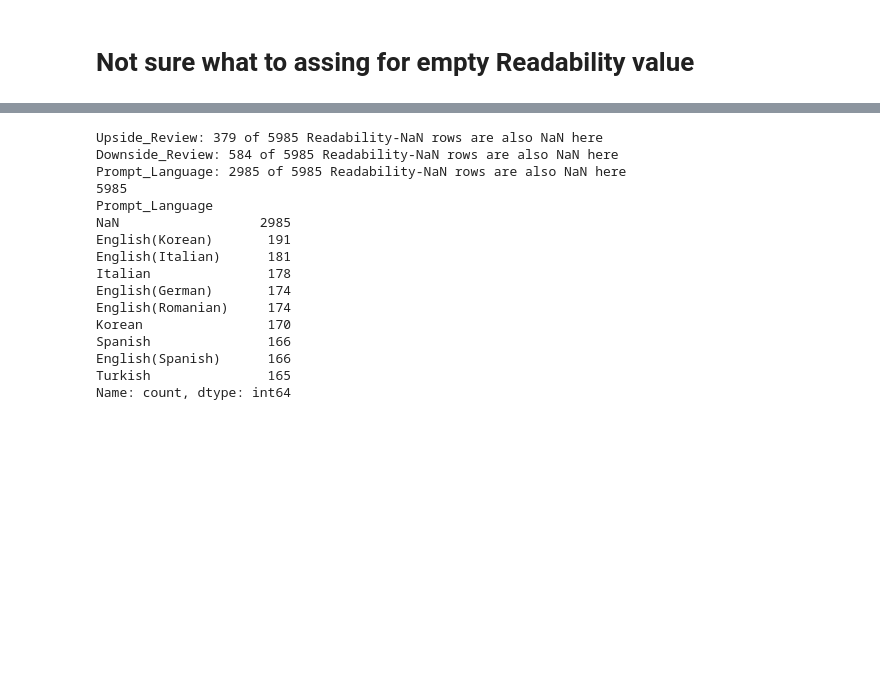
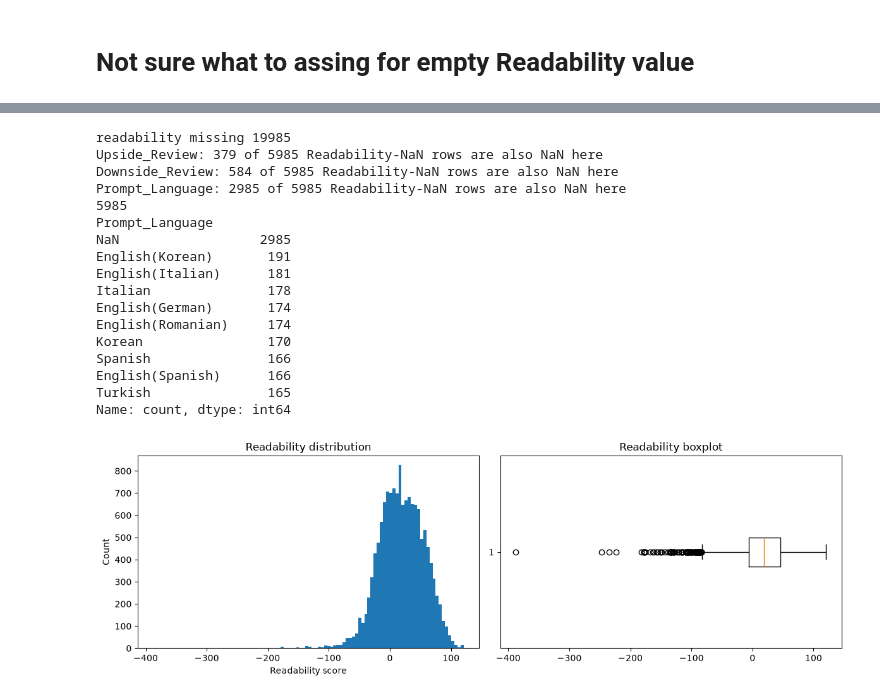
Before and after one commit to Li-Wei-Pan/Fake-Hotel-Reviews-Detection, a Jupyter notebook: preprocessing.ipynb, the cells around one changed output, grey strips where cells are left out. Drawn from its saved outputs; the diff is of its cells as text; code cells hidden in the pictures; blank space fills up the shorter version.

```diff
--- a/preprocessing.ipynb
+++ b/preprocessing.ipynb
@@ -42,3 +78,0 @@ test.head()
-# %%
-total_df[cols_sentences] = total_df[cols_sentences].map(punct_clean, na_action = 'ignore')
-total_df.head(2)
@@ -48,0 +101,9 @@ total_df.head(2)
+# %%
+# test on test again
+test = total_df[cols_sentences + ["Review_Language"]].iloc[:5].copy()
+test[cols_sentences] = test[cols_sentences].map(punct_clean, na_action="ignore").fillna("")
+
+for col in cols_sentences:
+    test[col] = [preprocessing_text(t, lang) for t, lang in zip(test[col], test["Review_Language"])]
+
+test.iloc[0]
@@ -49,2 +115,10 @@ total_df.head(2)
+# %%
+total_df[cols_sentences] = total_df[cols_sentences].map(punct_clean, na_action = 'ignore').fillna(" ")
+
+for col in cols_sentences:
+    total_score_df[col] = [preprocessing_text(t, lang) for t, lang in zip(total_df[col], total_df['Review_Language'])]
 # %%
-total_score_df[cols_score_sentences] = total_score_df[cols_score_sentences].map(punct_clean, na_action = 'ignore')
+total_score_df[cols_score_sentences] = total_score_df[cols_score_sentences].map(punct_clean, na_action = 'ignore').fillna(" ")
+
+for col in cols_score_sentences:
+    total_score_df[col] = [preprocessing_text(t, lang) for t, lang in zip(total_score_df[col], total_score_df['Review_Language'])]
@@ -120,5 +190,6 @@ dtype: object
 # %%
 r_missing = total_score_df["Readability"].isna()
+print('readability missing', len(r_missing))
 
 for col in ["Upside_Review", "Downside_Review", "Prompt_Language"]:
     both = (r_missing & total_score_df[col].isna()).sum()
@@ -131,6 +202,7 @@ print((r_missing & has_text).sum())
 
 print(total_score_df.loc[r_missing, "Prompt_Language"].value_counts(dropna=False).head(10))#language breakdown of the missing rows
 # %% [output]
+readability missing 19985
 Upside_Review: 379 of 5985 Readability-NaN rows are also NaN here
 Downside_Review: 584 of 5985 Readability-NaN rows are also NaN here
 Prompt_Language: 2985 of 5985 Readability-NaN rows are also NaN here
@@ -147,3 +219,21 @@ Spanish               166
 English(Spanish)      166
 Turkish               165
 Name: count, dtype: int64
+# %%
+
+
+scores = total_score_df['Readability'].dropna()
+fig, axes = plt.subplots(1, 2, figsize=(12, 4))
+
+axes[0].hist(scores, bins=100)
+axes[0].set_title("Readability distribution")
+axes[0].set_xlabel("Readability score")
+axes[0].set_ylabel("Count")
+
+axes[1].boxplot(scores, vert=False)
+axes[1].set_title("Readability boxplot")
+
+plt.tight_layout()
+plt.show()
+# %% [output]
+[figure, added]
```
Also changed, not shown: parts of 15 cells of this notebook, 4 other files.
